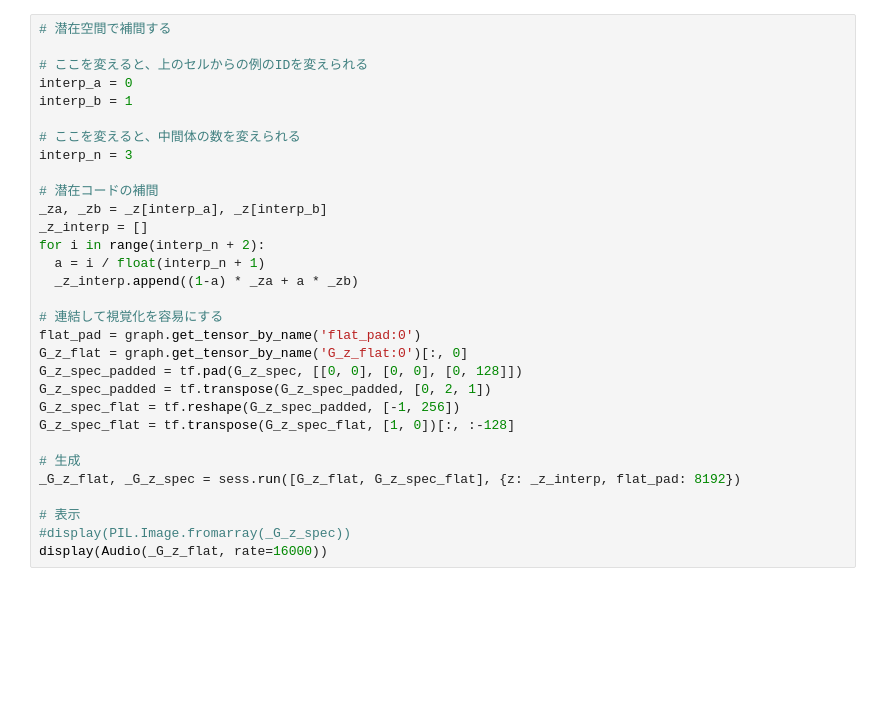
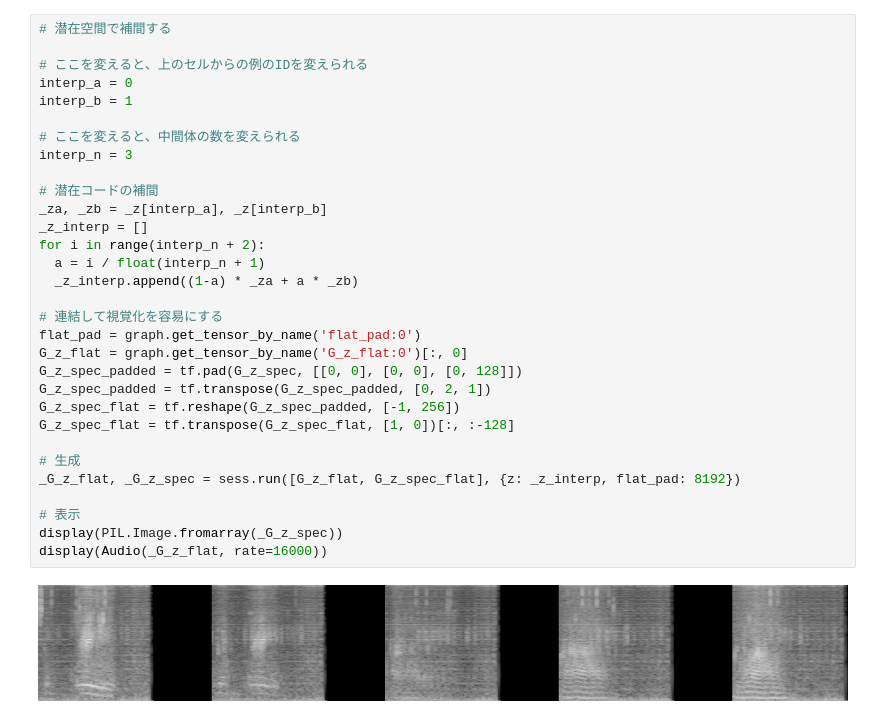
Before and after one commit to mahotani/ADVERSARIAL-AUDIO-SYNTHESIS, a Jupyter notebook: Demo.ipynb, the cells around one changed output. Drawn from its saved outputs; the diff is of its cells as text; blank space fills up the shorter version.

```diff
--- a/Demo.ipynb
+++ b/Demo.ipynb
@@ -110,32 +112,33 @@ Example 4
 # 潜在空間で補間する
 
 # ここを変えると、上のセルからの例のIDを変えられる
 interp_a = 0
 interp_b = 1
 
 # ここを変えると、中間体の数を変えられる
 interp_n = 3
 
 # 潜在コードの補間
 _za, _zb = _z[interp_a], _z[interp_b]
 _z_interp = []
 for i in range(interp_n + 2):
   a = i / float(interp_n + 1)
   _z_interp.append((1-a) * _za + a * _zb)
 
 # 連結して視覚化を容易にする
 flat_pad = graph.get_tensor_by_name('flat_pad:0')
 G_z_flat = graph.get_tensor_by_name('G_z_flat:0')[:, 0]
 G_z_spec_padded = tf.pad(G_z_spec, [[0, 0], [0, 0], [0, 128]])
 G_z_spec_padded = tf.transpose(G_z_spec_padded, [0, 2, 1])
 G_z_spec_flat = tf.reshape(G_z_spec_padded, [-1, 256])
 G_z_spec_flat = tf.transpose(G_z_spec_flat, [1, 0])[:, :-128]
 
 # 生成
 _G_z_flat, _G_z_spec = sess.run([G_z_flat, G_z_spec_flat], {z: _z_interp, flat_pad: 8192})
 
 # 表示
-#display(PIL.Image.fromarray(_G_z_spec))
+display(PIL.Image.fromarray(_G_z_spec))
 display(Audio(_G_z_flat, rate=16000))
 # %% [output]
+[figure, added]
 [interactive output not drawn]
```
Also changed, not shown: parts of 2 cells of this notebook.
